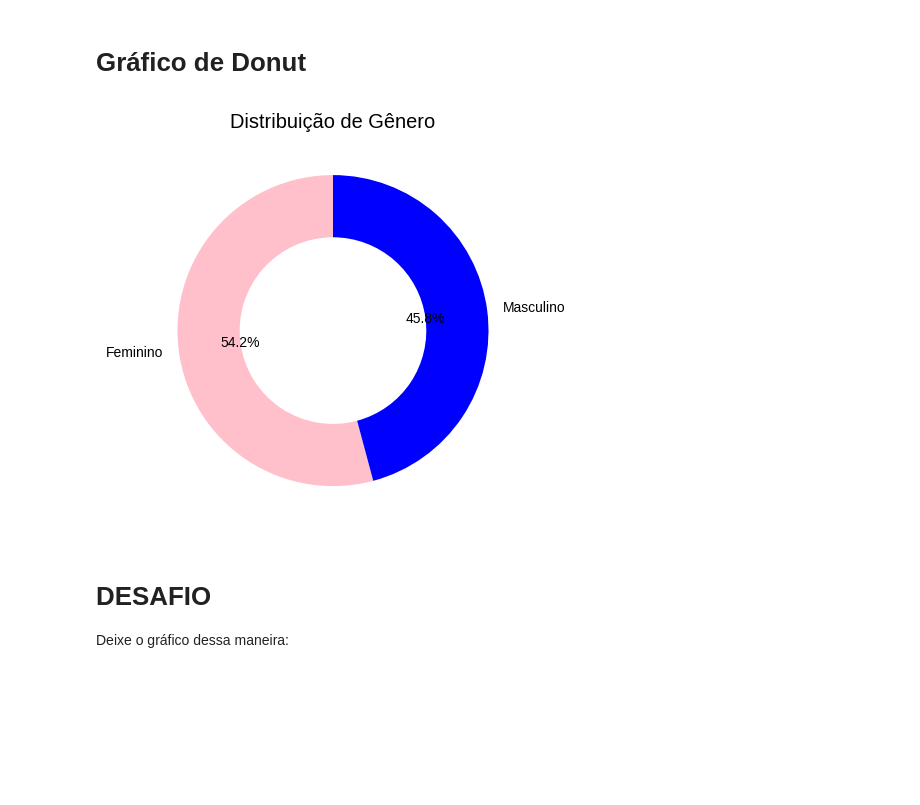
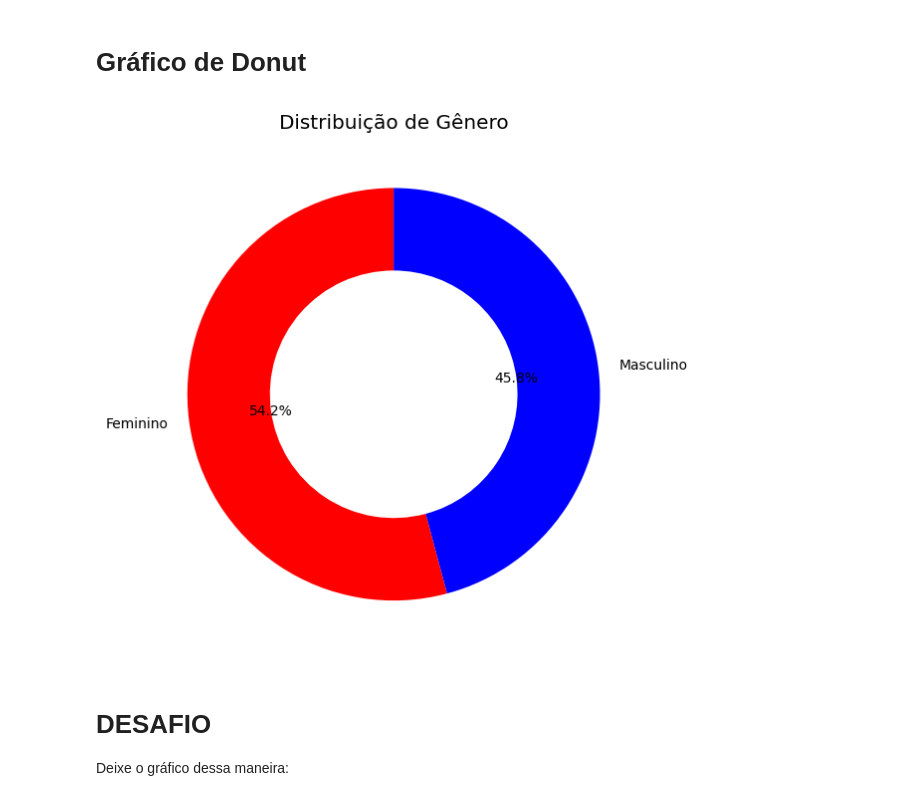
Before and after one commit to Goroncy/tipos-de-graficos, a Jupyter notebook: Tipos_de_Gráficos_Roteiro.ipynb, the cells around one changed output. Saved outputs shown, nothing was run; the diff lists cells and outputs as text; code cells hidden in the pictures; blank space fills up the shorter version.

```diff
--- a/Tipos_de_Gráficos_Roteiro.ipynb
+++ b/Tipos_de_Gráficos_Roteiro.ipynb
@@ -300,15 +300,17 @@ generos = ['Feminino', 'Masculino']
 quantidade = [650, 550]
 # %%
 # Criar o gráfico de pizza
-plt.pie(quantidade, labels=generos, autopct='%1.1f%%', startangle=90, colors=['#FFC0CB', '#0000FF'], wedgeprops={'width': 0.4})
+fig, ax = plt.subplots(figsize=(8.4, 6.4),facecolor='black')
+ax.pie(quantidade, labels=generos, autopct='%1.1f%%', startangle=90, colors=['#FF0000', '#0000FF'], wedgeprops={'width': 0.4})
+ax.set_facecolor('black')
+ax.set_title('Distribuição de Gênero')
 
-plt.title('Distribuição de Gênero')
-
+fig.set_facecolor('white')
 
 # Mostrar o gráfico
 plt.show()
 # %% [output]
-[figure, old version]
+[figure, new version]
 # %% [markdown]
 # DESAFIO
 
```
Also changed, not shown: parts of 11 cells of this notebook.
